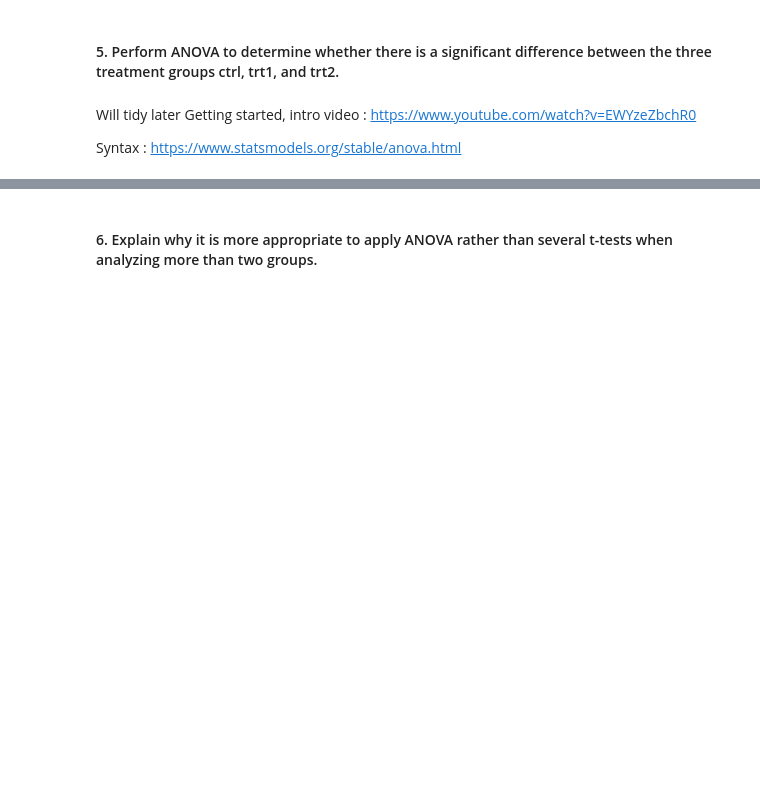
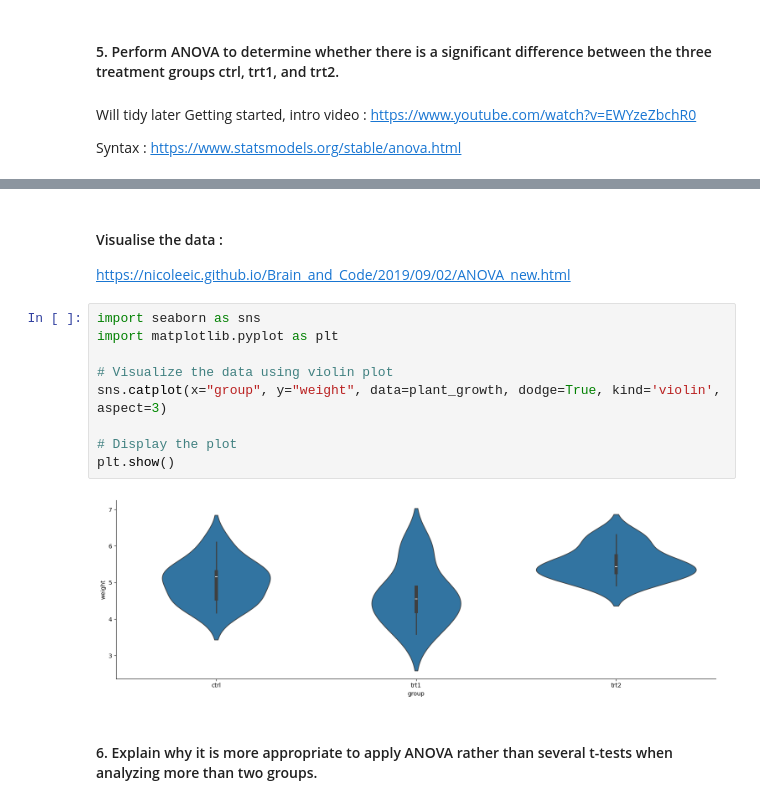
Before and after one commit to daveysull/applied_statistics, a Jupyter notebook: project.ipynb, the cells around one changed output, grey strips where cells are left out. Cells and saved outputs as stored; diff of their text form; blank space fills up the shorter version.

Commit message:
Adding summary, visual and additional section on ANOVA

```diff
--- a/project.ipynb
+++ b/project.ipynb
@@ -179,2 +214,17 @@ Residual  10.49209  27.0       NaN      NaN
+# %% [markdown]
+#### Visualise the data :
+
+https://nicoleeic.github.io/Brain_and_Code/2019/09/02/ANOVA_new.html
+# %%
+import seaborn as sns
+import matplotlib.pyplot as plt
+
+# Visualize the data using violin plot
+sns.catplot(x="group", y="weight", data=plant_growth, dodge=True, kind='violin', aspect=3)
+
+# Display the plot
+plt.show()
+# %% [output]
+[figure, added]
 # %% [markdown]
 #### 6. Explain why it is more appropriate to apply ANOVA rather than several t-tests when analyzing more than two groups.
```
Also changed, not shown: parts of 5 cells of this notebook.
